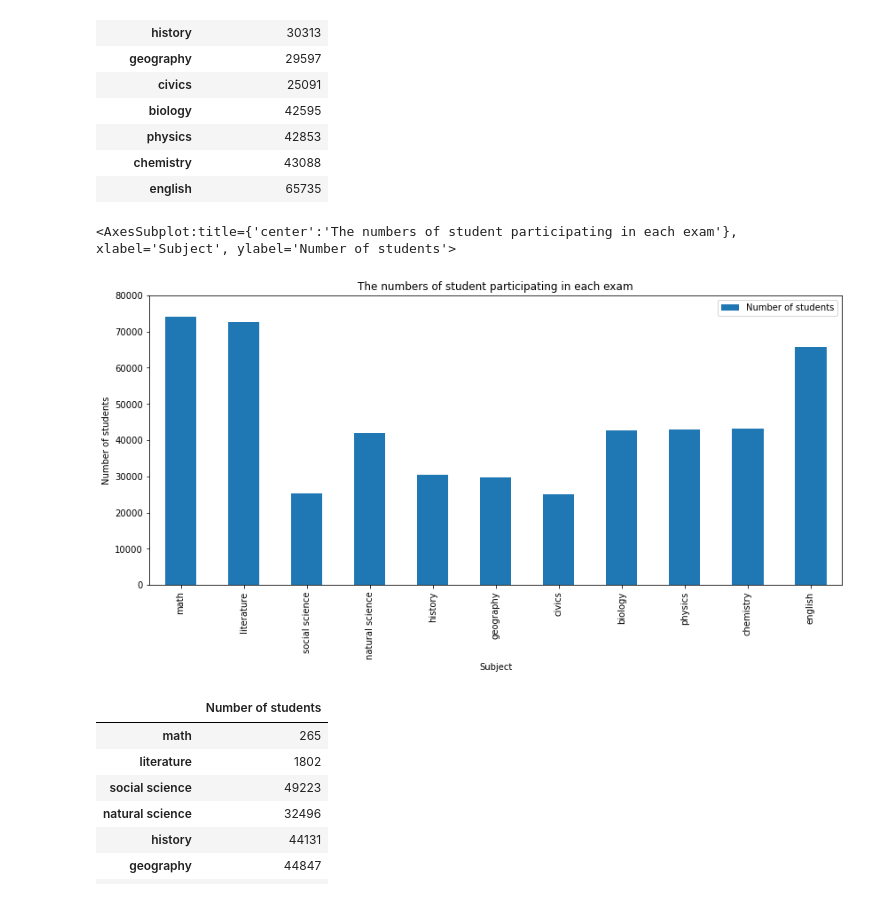
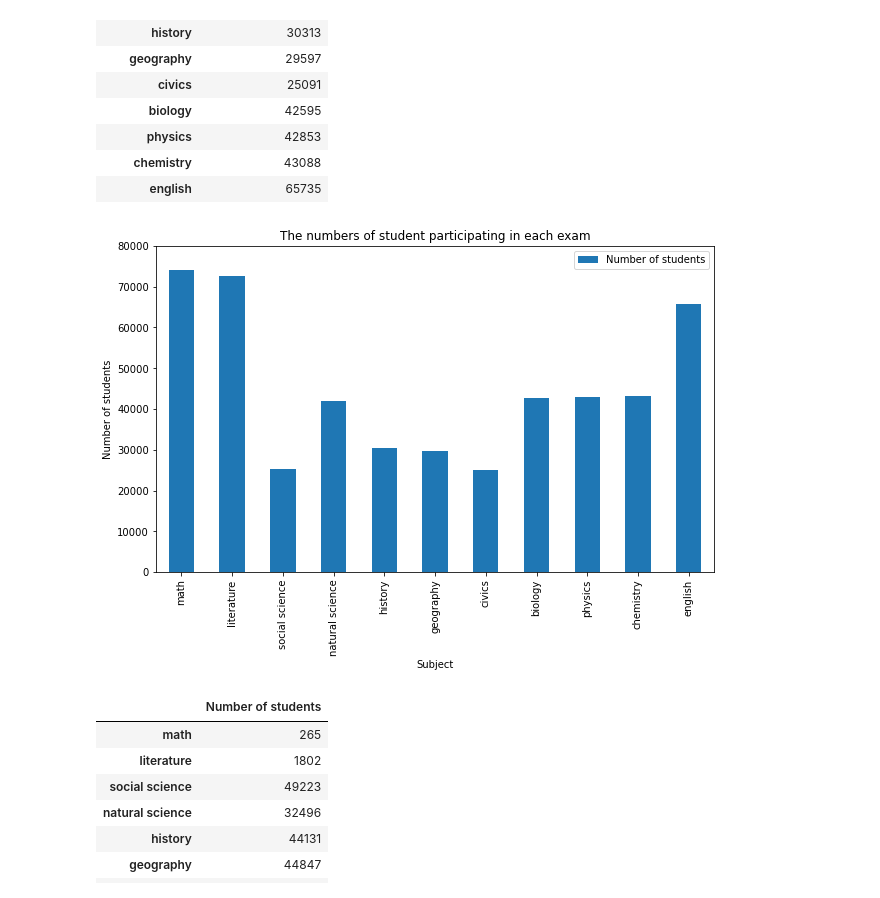
Before and after one commit to ahnngo/analyzing_vietnamese_graduation_score_2020, a Jupyter notebook: Data Visualization.ipynb, the cells around one changed output. Saved outputs shown, nothing was run; the diff lists cells and outputs as text; code cells hidden in the pictures.

Commit message:
Exported some charts as png

```diff
--- a/Data Visualization.ipynb
+++ b/Data Visualization.ipynb
@@ -77,12 +77,12 @@ presence
 | chemistry | 43088 |
 | english | 65735 |
 # %%
-presence.plot(kind='bar',figsize=(14,6),use_index=True,
+presence.plot(kind='bar',figsize=(10,6),use_index=True,
               xlabel='Subject',ylabel='Number of students',title='The numbers of student participating in each exam',
               ylim=(0,80000))
+plt.savefig('The numbers of student participating in each exam.png',bbox_inches='tight')
 # %% [output]
-<AxesSubplot:title={'center':'The numbers of student participating in each exam'}, xlabel='Subject', ylabel='Number of students'>
-[figure, old version]
+[figure, new version]
 # %%
 absence = pd.DataFrame(len(df) - count,index=df.columns[5:],columns=['Number of students'])
 # %%
```
Also changed, not shown: parts of 6 cells of this notebook, 4 other files.
